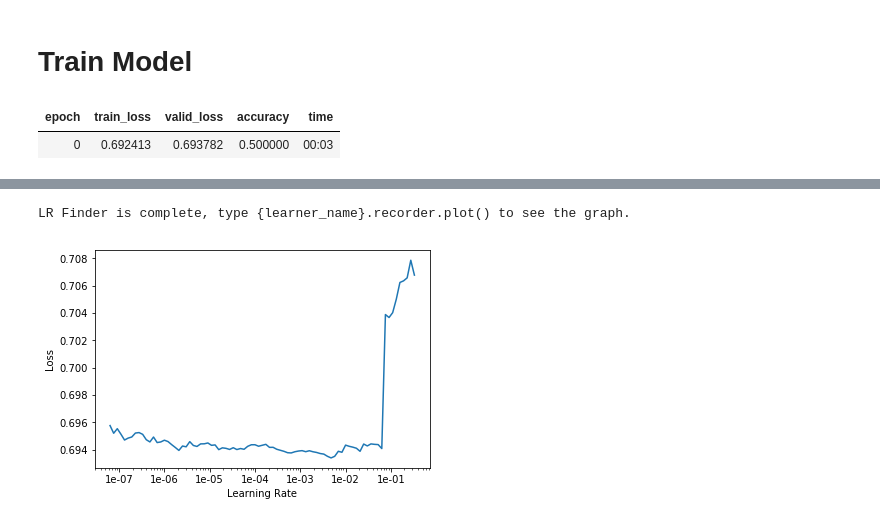
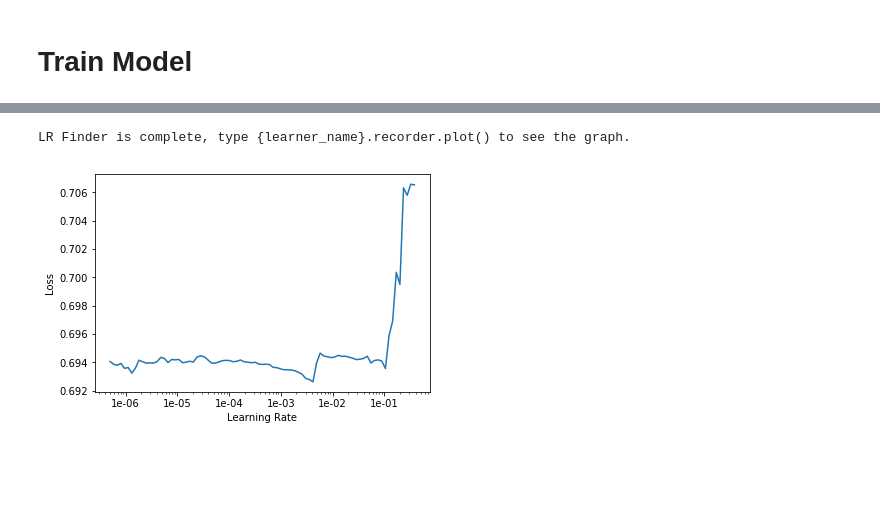
Before and after one commit to williamsdoug/CTG_RP, a Jupyter notebook: CTG_RP_Train_Model.ipynb, the cells around one changed output, grey strips where cells are left out. Saved outputs shown, nothing was run; the diff lists cells and outputs as text; code cells hidden in the pictures; blank space fills up the shorter version.

```diff
--- a/CTG_RP_Train_Model.ipynb
+++ b/CTG_RP_Train_Model.ipynb
@@ -160,17 +164,14 @@ learn.save('initial')
 # %% [markdown]
 # Train Model
 # %%
-learn.fit_one_cycle(1, 1e-7)  # learn.fit_one_cycle(1, 0.01)
+# learn.fit_one_cycle(1, 1e-7)  # learn.fit_one_cycle(1, 0.01)
 
-learn.save('save-1')
+# learn.save('save-1')
-# %% [output]
-| epoch | train_loss | valid_loss | accuracy | time |
-| 0 | 0.692413 | 0.693782 | 0.500000 | 00:03 |
 # %%
-learn.lr_find(start_lr=1e-8, end_lr=1)
+learn.lr_find(end_lr=1)
 learn.recorder.plot()
 # %% [output]
 [interactive output not drawn]
 LR Finder is complete, type {learner_name}.recorder.plot() to see the graph.
-[figure, old version]
+[figure, new version]
 # %%
```
Also changed, not shown: parts of 5 cells of this notebook.
